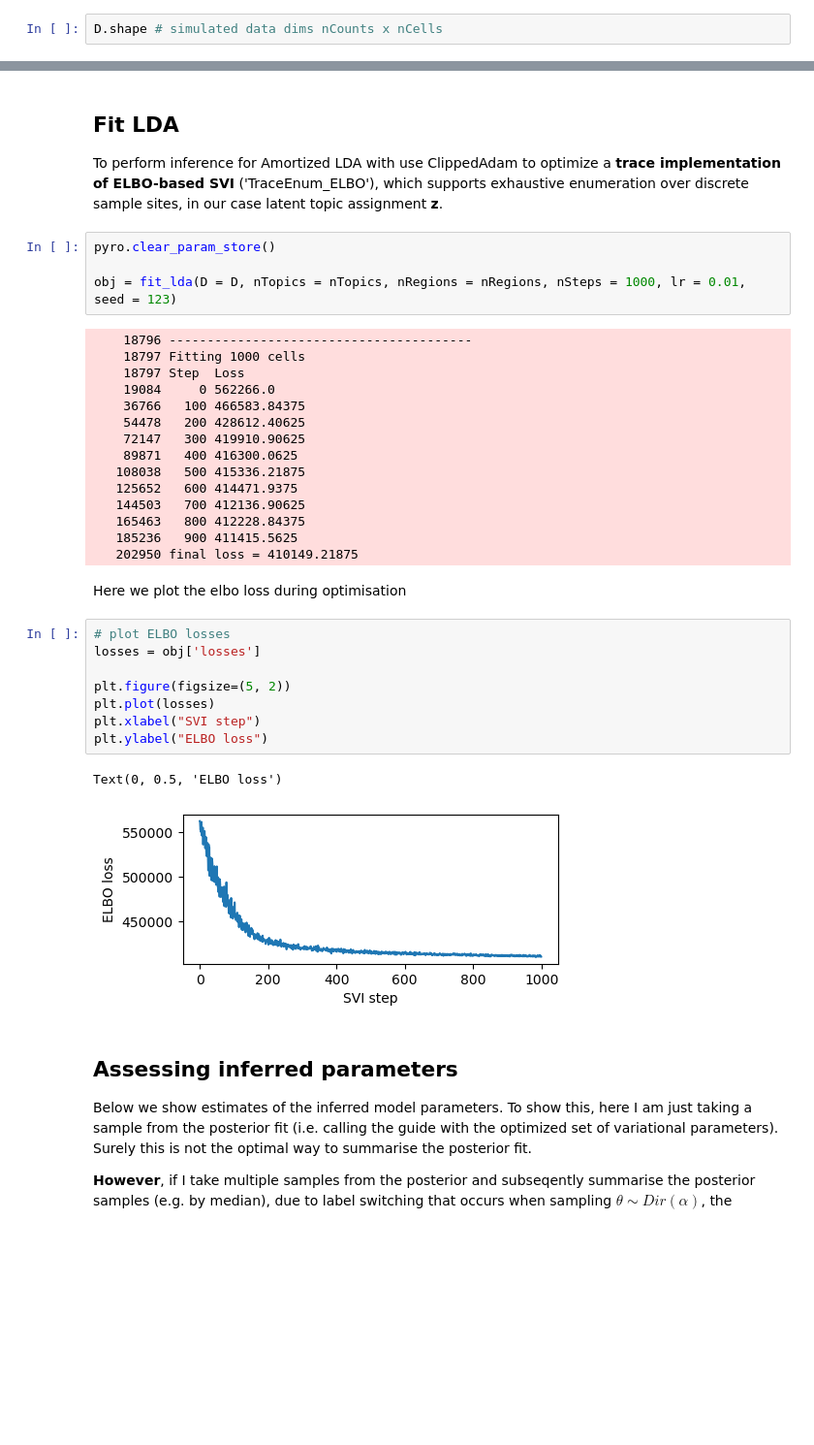
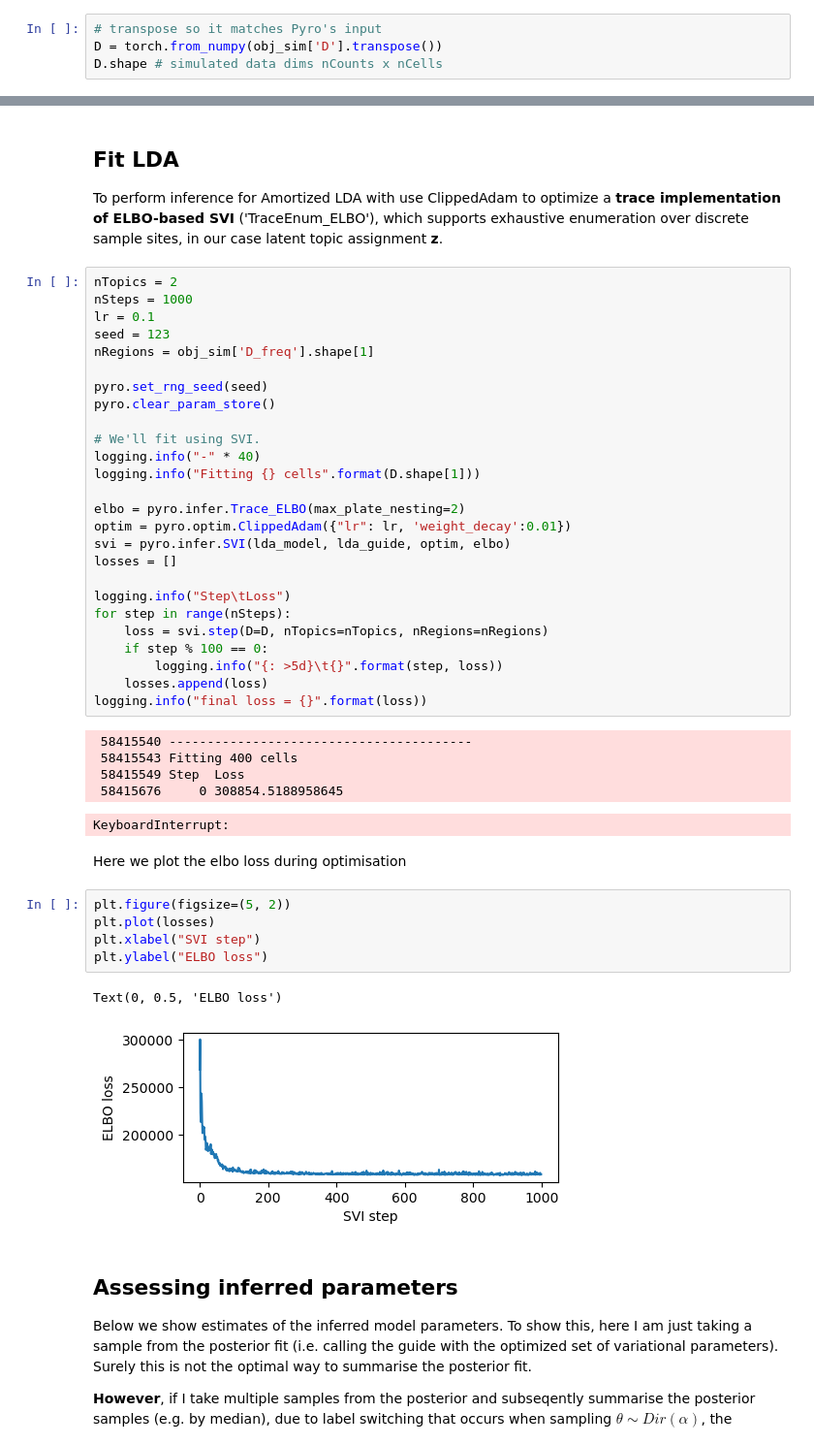
Before and after one commit to andreaskapou/stm, a Jupyter notebook: code/r_lda.ipynb, the cells around one changed output, grey strips where cells are left out. Shown at 97% size. Cells and saved outputs as stored; diff of their text form; blank space fills up the shorter version.

Commit message:
Combine scripts and add Bernoulli topic model

```diff
--- a/code/r_lda.ipynb
+++ b/code/r_lda.ipynb
@@ -75,3 +92,5 @@ D = torch.from_numpy(obj['D'].transpose())
 # %%
+# transpose so it matches Pyro's input
+D = torch.from_numpy(obj_sim['D'].transpose())
 D.shape # simulated data dims nCounts x nCells
 # %% [output]
@@ -107,37 +126,47 @@ To perform inference for Amortized LDA with use ClippedAdam to optimize a
 __trace implementation of ELBO-based SVI__ ('TraceEnum_ELBO'), which supports exhaustive enumeration
 over discrete sample sites, in our case latent topic assignment __z__.
 # %%
+nTopics = 2
+nSteps = 1000
+lr = 0.1
+seed = 123
+nRegions = obj_sim['D_freq'].shape[1]
+
+pyro.set_rng_seed(seed)
 pyro.clear_param_store()
 
-obj = fit_lda(D = D, nTopics = nTopics, nRegions = nRegions, nSteps = 1000, lr = 0.01, seed = 123)
+# We'll fit using SVI.
+logging.info("-" * 40)
+logging.info("Fitting {} cells".format(D.shape[1]))
+
+elbo = pyro.infer.Trace_ELBO(max_plate_nesting=2)
+optim = pyro.optim.ClippedAdam({"lr": lr, 'weight_decay':0.01})
+svi = pyro.infer.SVI(lda_model, lda_guide, optim, elbo)
+losses = []
+
+logging.info("Step\tLoss")
+for step in range(nSteps):
+    loss = svi.step(D=D, nTopics=nTopics, nRegions=nRegions)
+    if step % 100 == 0:
+        logging.info("{: >5d}\t{}".format(step, loss))
+    losses.append(loss)
+logging.info("final loss = {}".format(loss))
 # %% [output]
-    18796 ----------------------------------------
-    18797 Fitting 1000 cells
-    18797 Step  Loss
-    19084     0 562266.0
-    36766   100 466583.84375
-    54478   200 428612.40625
-    72147   300 419910.90625
-    89871   400 416300.0625
-   108038   500 415336.21875
-   125652   600 414471.9375
-   144503   700 412136.90625
-   165463   800 412228.84375
-   185236   900 411415.5625
-   202950 final loss = 410149.21875
+ 58415540 ----------------------------------------
+ 58415543 Fitting 400 cells
+ 58415549 Step  Loss
+ 58415676     0 308854.5188958645
+KeyboardInterrupt:
 # %% [markdown]
 Here we plot the elbo loss during optimisation
 # %%
-# plot ELBO losses
-losses = obj['losses']
-
 plt.figure(figsize=(5, 2))
 plt.plot(losses)
 plt.xlabel("SVI step")
 plt.ylabel("ELBO loss")
 # %% [output]
 Text(0, 0.5, 'ELBO loss')
-[figure, old version]
+[figure, new version]
 # %% [markdown]
 ## Assessing inferred parameters
 
```
Also changed, not shown: parts of 19 cells of this notebook, 9 other files.
